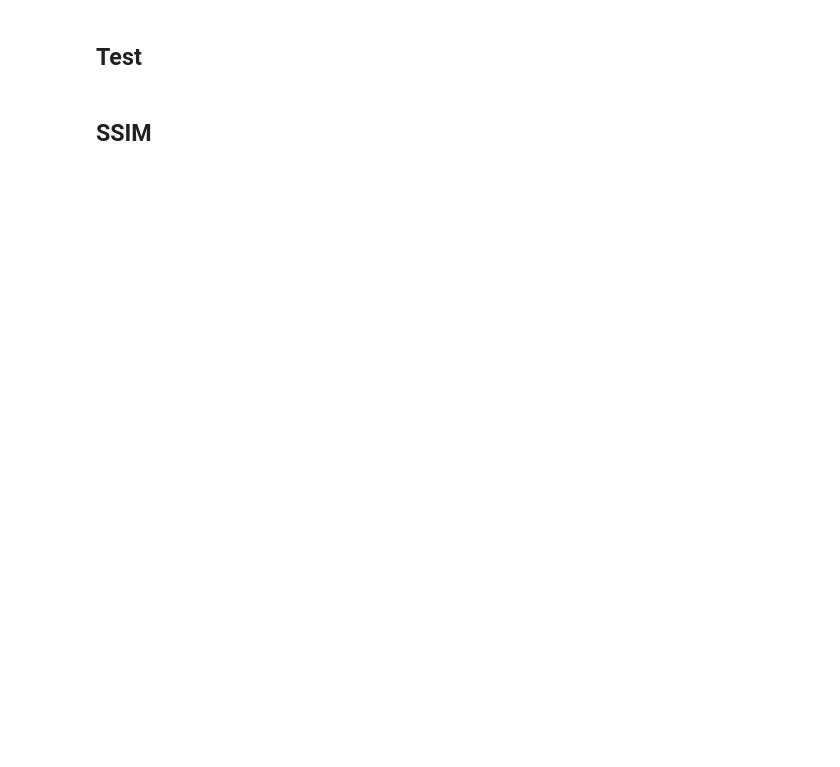
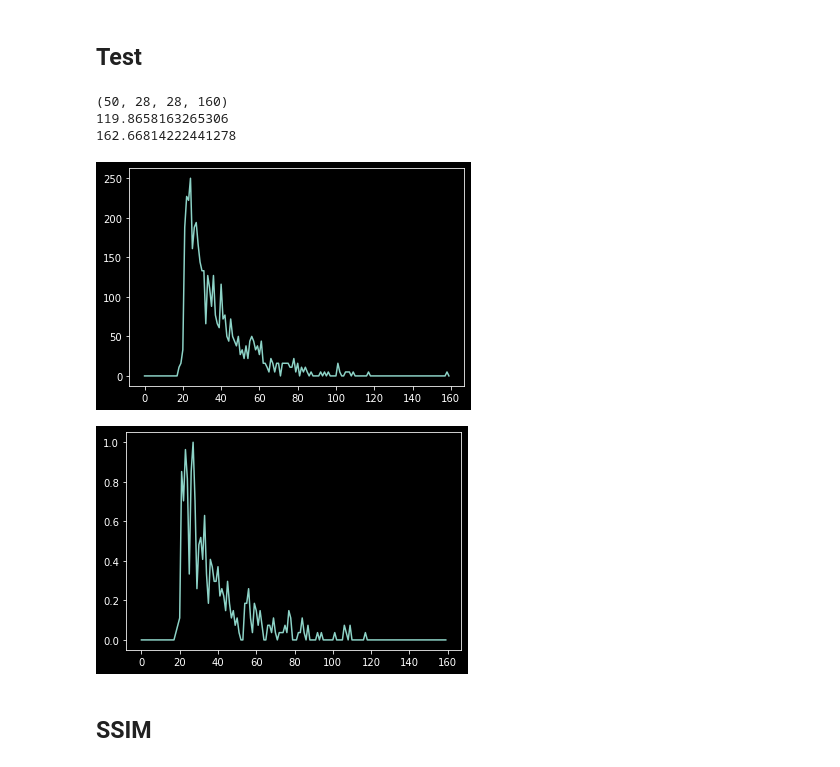
Before and after one commit to AntoineOllier/DL4FLI, a Jupyter notebook: FLINET_ex/DL4FLI_3DCNN.ipynb, the cells around one changed output. Drawn from its saved outputs; the diff is of its cells as text; code cells hidden in the pictures; blank space fills up the shorter version.

```diff
--- a/FLINET_ex/DL4FLI_3DCNN.ipynb
+++ b/FLINET_ex/DL4FLI_3DCNN.ipynb
@@ -668,27 +697,34 @@ tpsfD_down[:,:,:,:,0] = X_down
 # %%
 # Ensure TPSF voxel shape is correct dimensionality (# samples, x, y, time-points, 1)
 X = (tpsfT[:,:,:,:,0] * 250).astype('int64')
 plt.plot(X[5,21,6,:])
 X_down = np.zeros_like(X).astype('float32')
 
 count = []
 for i, samples in enumerate(X):
     for j, ligne in enumerate(samples):
         for m, pixel in enumerate(ligne):
-            res = np.random.binomial(n = pixel, p = 0.04)
+            #res = np.random.binomial(n = pixel, p = 0.04) # Author's data
+            res = np.random.binomial(n = pixel, p = 0.1)
             count.append(res.sum())
             if res.max() != 0:
                 res = res/res.max()
             X_down[i,j,m] = res
 print(X_down.shape)
 tpsfT_down = np.ndarray(
         (numT, int(xX), int(yY), int(nTG), int(1)), dtype=np.float32
         )
 tpsfT_down[:,:,:,:,0] = X_down
 plt.figure()
 plt.plot(X_down[5,21,6,:])
 print(np.mean(count))
 print(np.std(count))
+# %% [output]
+(50, 28, 28, 160)
+119.8658163265306
+162.66814222441278
+[figure, added]
+[figure, added]
 # %%
 # Perform inference on test data with trained model
 testV = modelD.predict(tpsfT_down)
```
Also changed, not shown: parts of 18 cells of this notebook, 22 other files.
